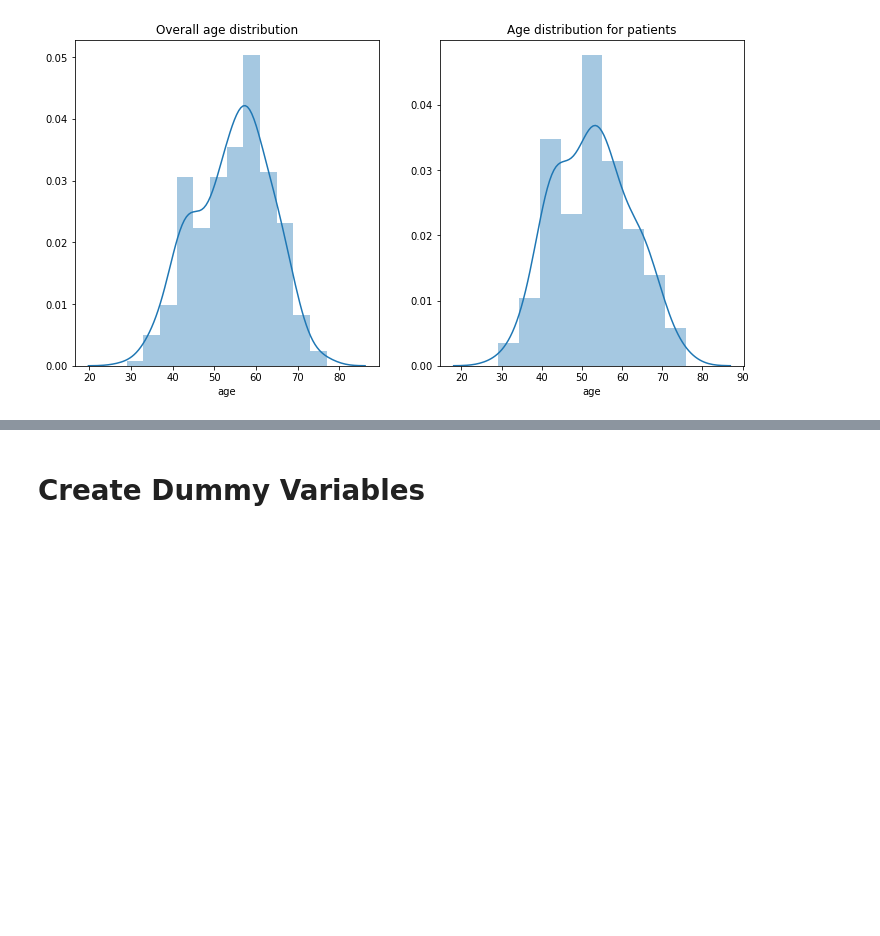
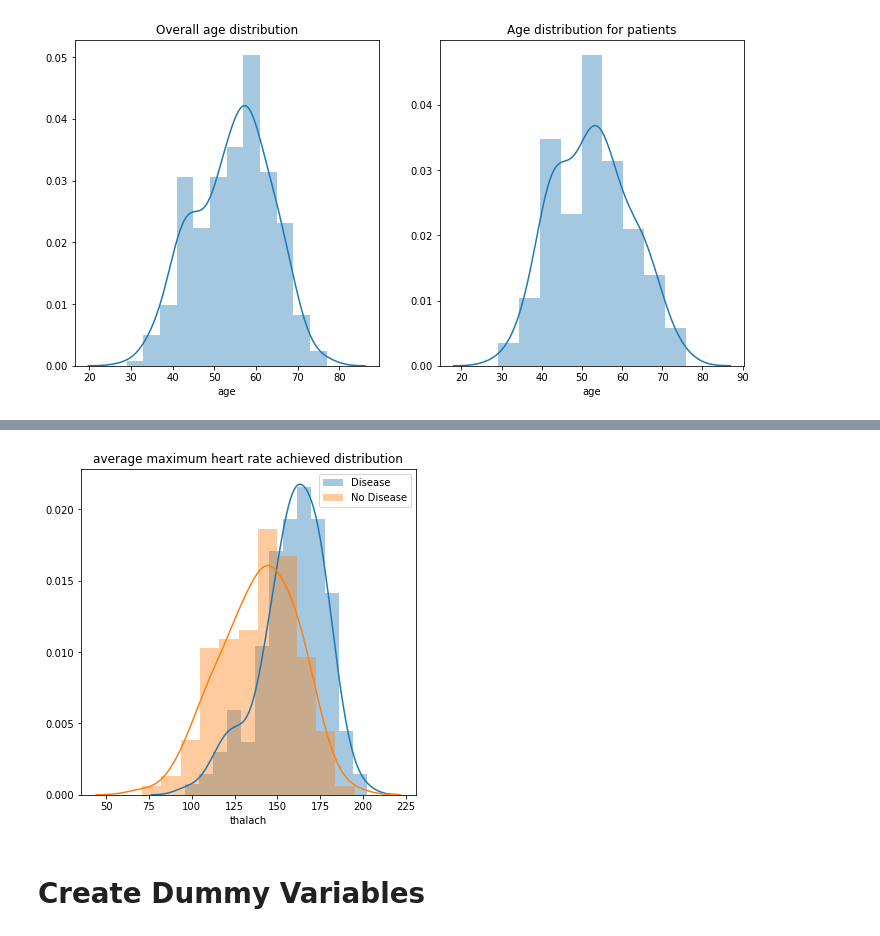
Before and after one commit to lowwilliam/Disease_Prediction, a Jupyter notebook: disease_prediction.ipynb, the cells around one changed output, grey strips where cells are left out. Drawn from its saved outputs; the diff is of its cells as text; code cells hidden in the pictures; blank space fills up the shorter version.

```diff
--- a/disease_prediction.ipynb
+++ b/disease_prediction.ipynb
@@ -154,3 +164,12 @@ ax2.title.set_text('Age distribution for patients')
+# %%
+f,axes = plt.subplots(1,1, figsize=(6,6))
+sb.distplot(data[data["target"]=='Y']['thalach'])
+sb.distplot(data[data["target"]=='N']['thalach'])
+plt.legend(["Disease", "No Disease"])
+plt.title("average maximum heart rate achieved distribution")
+plt.show()
+# %% [output]
+[figure, added]
 # %% [markdown]
 # Create Dummy Variables
 # %%
```
Also changed, not shown: parts of 2 cells of this notebook.
